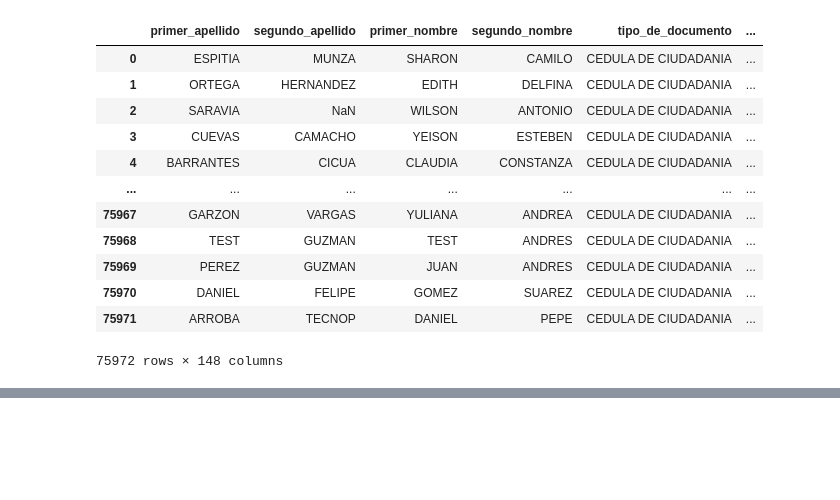
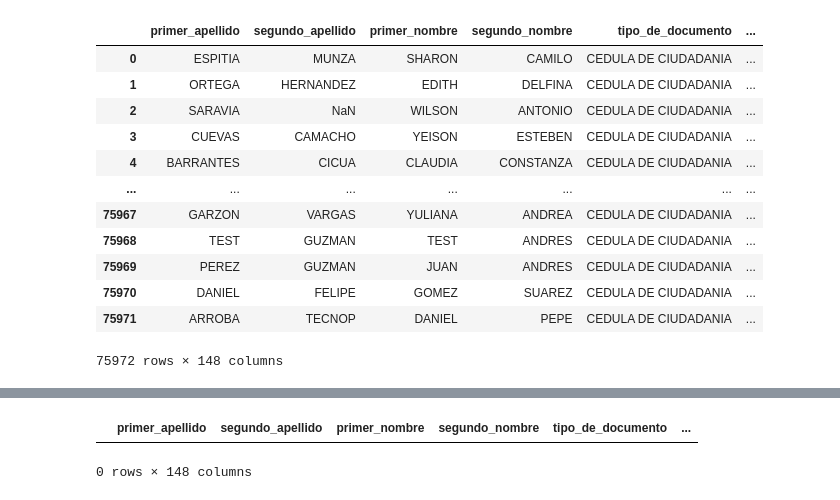
Before and after one commit to HQ5SAS/smartTag, a Jupyter notebook: hoja_de_vida.ipynb, the cells around one changed output, grey strips where cells are left out. Saved outputs shown, nothing was run; the diff lists cells and outputs as text; code cells hidden in the pictures; blank space fills up the shorter version.

```diff
--- a/hoja_de_vida.ipynb
+++ b/hoja_de_vida.ipynb
@@ -44,15 +44,16 @@ def normalize(s):
         (".", "")
     )
     for a, b in replacements:
-        s = s.replace(a, b).replace(a.lower(), b.lower()).lower()
+        s = s.lower().replace(a, b)
     return s
 
-#candidatos_001.info()
-hv.columns
-column_names = []
-for x in hv.columns:
-     y = normalize(x)
-     column_names.append(y)
 
-hv.columns = column_names
-hv.head(5)
+def normalizar_titulos(df):
+    column_names = []
+    for x in df.columns:
+        y = normalize(x)
+        column_names.append(y)
+    df.columns = column_names
+    return df
+
+hv = normalizar_titulos(hv)
@@ -523,0 +517,5 @@ final[final["puntaje"] > 0.5]
+# %%
+final[final["no_identificacion"] == "1024555779"]
+# %% [output]
+|  | primer_apellido | segundo_apellido | primer_nombre | segundo_nombre | tipo_de_documento | ... |
+0 rows × 148 columns
```
Also changed, not shown: parts of 3 cells of this notebook.
